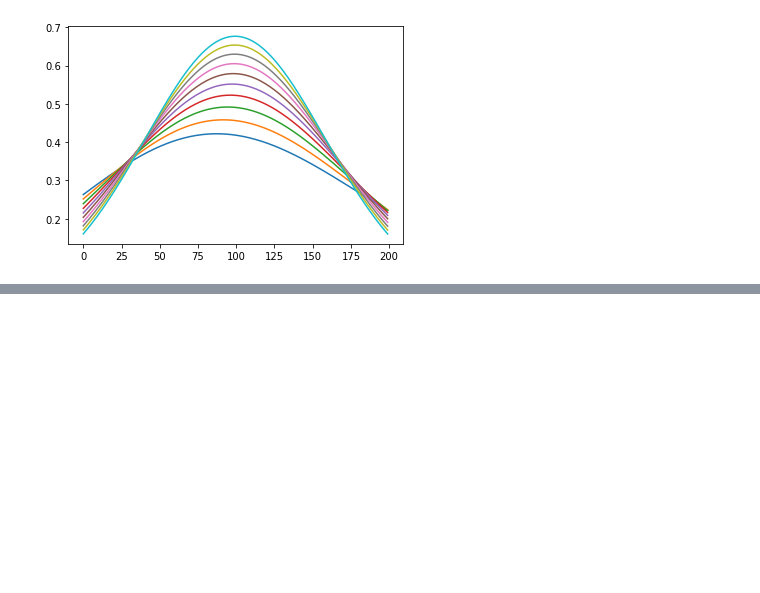
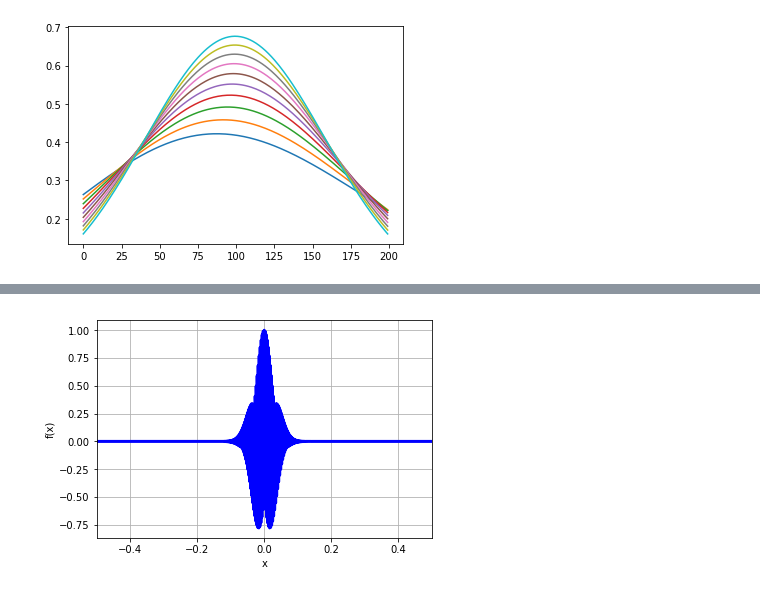
Before and after one commit to akumar01/uoicorr_analysis, a Jupyter notebook: notebooks/Theory/DChiSq.ipynb, the cells around one changed output, grey strips where cells are left out. Saved outputs shown, nothing was run; the diff lists cells and outputs as text; code cells hidden in the pictures; blank space fills up the shorter version.

```diff
--- a/notebooks/Theory/DChiSq.ipynb
+++ b/notebooks/Theory/DChiSq.ipynb
@@ -87,0 +193,6 @@ for i in range(pdfs.shape[0]):
+# %%
+# Plot the integrand of the inversion formula
+z = 2260
+mp.plot(lambda t: mp.re(mp.exp(-1j * t * z) * dx2.char_fn(t)), [-0.5, 0.5], points=1000)
+# %% [output]
+[figure, added]
```
Also changed, not shown: parts of 15 cells of this notebook, 1 other file.
